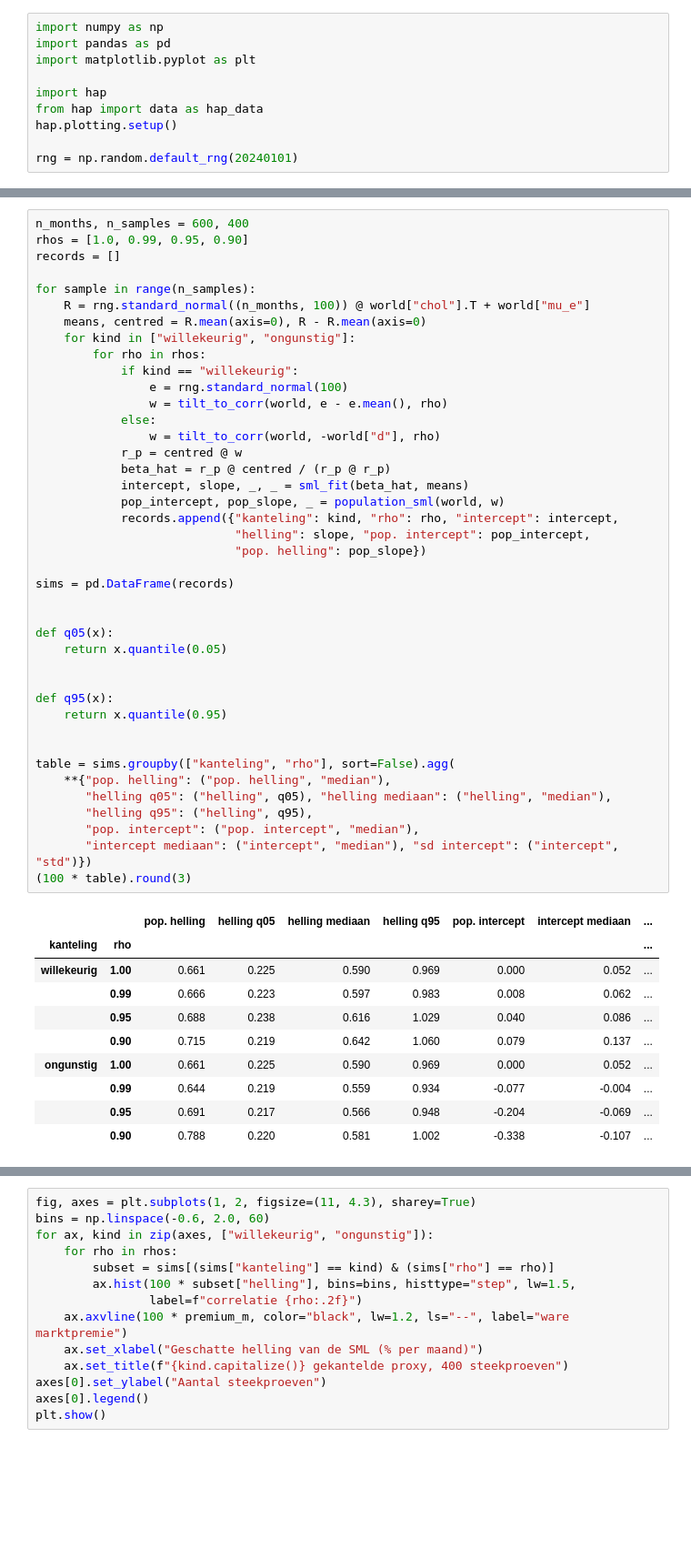
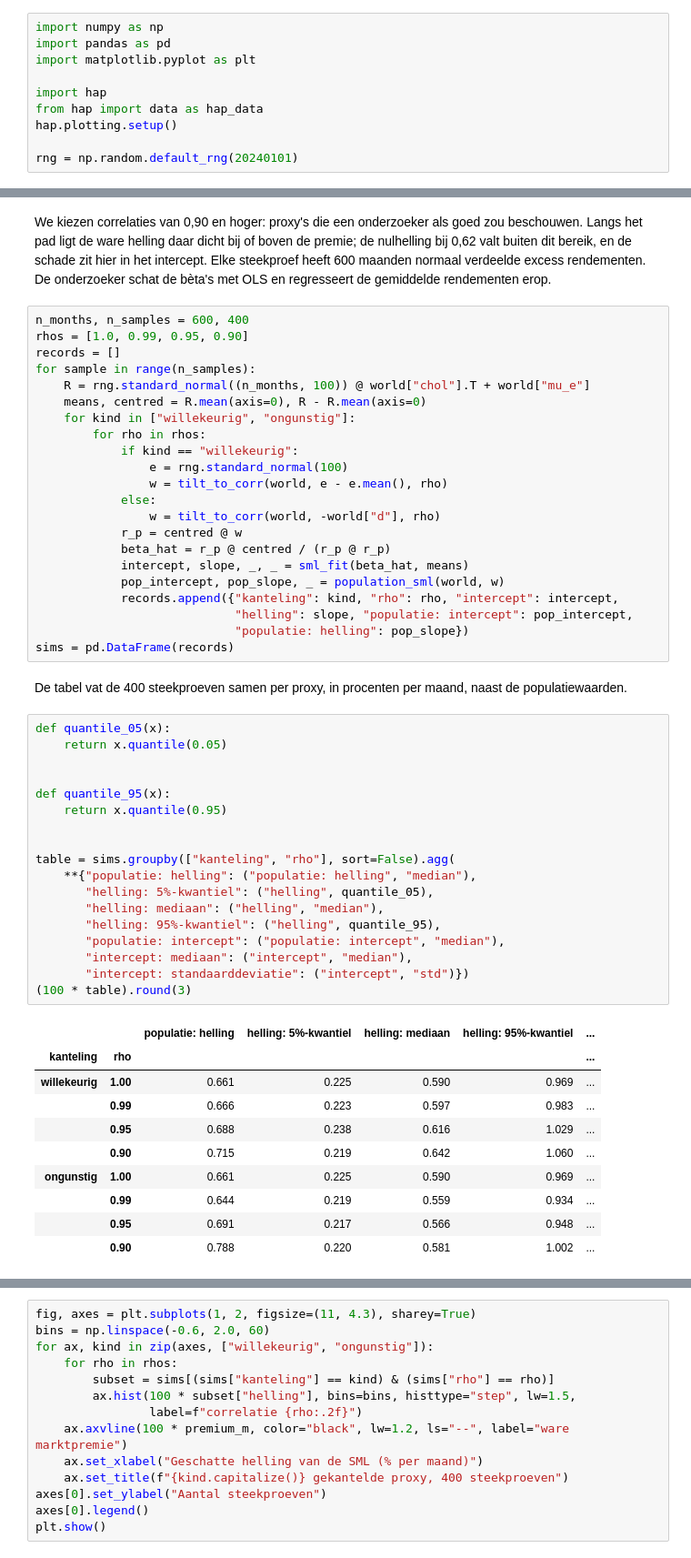
Before and after one commit to MaartenN14/history-asset-pricing, a Jupyter notebook: lectures/03_14_roll.ipynb, the cells around one changed output, grey strips where cells are left out. Shown at 91% size. Saved outputs shown, nothing was run; the diff lists cells and outputs as text; blank space fills up the shorter version.

```diff
--- a/lectures/03_14_roll.ipynb
+++ b/lectures/03_14_roll.ipynb
@@ -677,8 +683,13 @@ rendementen op die bèta's, zoals een onderzoeker zou doen.
+# %% [markdown]
+We kiezen correlaties van 0,90 en hoger: proxy's die een onderzoeker als goed zou
+beschouwen. Langs het pad ligt de ware helling daar dicht bij of boven de premie; de nulhelling
+bij 0,62 valt buiten dit bereik, en de schade zit hier in het intercept. Elke
+steekproef heeft 600 maanden normaal verdeelde excess rendementen. De onderzoeker
+schat de bèta's met OLS en regresseert de gemiddelde rendementen erop.
 # %%
 n_months, n_samples = 600, 400
 rhos = [1.0, 0.99, 0.95, 0.90]
 records = []
-
 for sample in range(n_samples):
     R = rng.standard_normal((n_months, 100)) @ world["chol"].T + world["mu_e"]
     means, centred = R.mean(axis=0), R - R.mean(axis=0)
@@ -694,35 +705,38 @@ for sample in range(n_samples):
             intercept, slope, _, _ = sml_fit(beta_hat, means)
             pop_intercept, pop_slope, _ = population_sml(world, w)
             records.append({"kanteling": kind, "rho": rho, "intercept": intercept,
-                            "helling": slope, "pop. intercept": pop_intercept,
-                            "pop. helling": pop_slope})
-
+                            "helling": slope, "populatie: intercept": pop_intercept,
+                            "populatie: helling": pop_slope})
 sims = pd.DataFrame(records)
-
-
-def q05(x):
-    return x.quantile(0.05)
-
-
-def q95(x):
-    return x.quantile(0.95)
-
-
-table = sims.groupby(["kanteling", "rho"], sort=False).agg(
-    **{"pop. helling": ("pop. helling", "median"),
-       "helling q05": ("helling", q05), "helling mediaan": ("helling", "median"),
-       "helling q95": ("helling", q95),
-       "pop. intercept": ("pop. intercept", "median"),
-       "intercept mediaan": ("intercept", "median"), "sd intercept": ("intercept", "std")})
-(100 * table).round(3)
-# %% [output]
-|  |  | pop. helling | helling q05 | helling mediaan | helling q95 | pop. intercept | intercept mediaan | ... |
-| kanteling | rho |  |  |  |  |  |  | ... |
-| willekeurig | 1.00 | 0.661 | 0.225 | 0.590 | 0.969 | 0.000 | 0.052 | ... |
-|  | 0.99 | 0.666 | 0.223 | 0.597 | 0.983 | 0.008 | 0.062 | ... |
-|  | 0.95 | 0.688 | 0.238 | 0.616 | 1.029 | 0.040 | 0.086 | ... |
-|  | 0.90 | 0.715 | 0.219 | 0.642 | 1.060 | 0.079 | 0.137 | ... |
-| ongunstig | 1.00 | 0.661 | 0.225 | 0.590 | 0.969 | 0.000 | 0.052 | ... |
-|  | 0.99 | 0.644 | 0.219 | 0.559 | 0.934 | -0.077 | -0.004 | ... |
-|  | 0.95 | 0.691 | 0.217 | 0.566 | 0.948 | -0.204 | -0.069 | ... |
-|  | 0.90 | 0.788 | 0.220 | 0.581 | 1.002 | -0.338 | -0.107 | ... |
+# %% [markdown]
+De tabel vat de 400 steekproeven samen per proxy, in procenten per maand, naast de
+populatiewaarden.
+# %%
+def quantile_05(x):
+    return x.quantile(0.05)
+
+
+def quantile_95(x):
+    return x.quantile(0.95)
+
+
+table = sims.groupby(["kanteling", "rho"], sort=False).agg(
+    **{"populatie: helling": ("populatie: helling", "median"),
+       "helling: 5%-kwantiel": ("helling", quantile_05),
+       "helling: mediaan": ("helling", "median"),
+       "helling: 95%-kwantiel": ("helling", quantile_95),
+       "populatie: intercept": ("populatie: intercept", "median"),
+       "intercept: mediaan": ("intercept", "median"),
+       "intercept: standaarddeviatie": ("intercept", "std")})
+(100 * table).round(3)
+# %% [output]
+|  |  | populatie: helling | helling: 5%-kwantiel | helling: mediaan | helling: 95%-kwantiel | ... |
+| kanteling | rho |  |  |  |  | ... |
+| willekeurig | 1.00 | 0.661 | 0.225 | 0.590 | 0.969 | ... |
+|  | 0.99 | 0.666 | 0.223 | 0.597 | 0.983 | ... |
+|  | 0.95 | 0.688 | 0.238 | 0.616 | 1.029 | ... |
+|  | 0.90 | 0.715 | 0.219 | 0.642 | 1.060 | ... |
+| ongunstig | 1.00 | 0.661 | 0.225 | 0.590 | 0.969 | ... |
+|  | 0.99 | 0.644 | 0.219 | 0.559 | 0.934 | ... |
+|  | 0.95 | 0.691 | 0.217 | 0.566 | 0.948 | ... |
+|  | 0.90 | 0.788 | 0.220 | 0.581 | 1.002 | ... |
```
Also changed, not shown: parts of 62 cells of this notebook, 4 other files.
